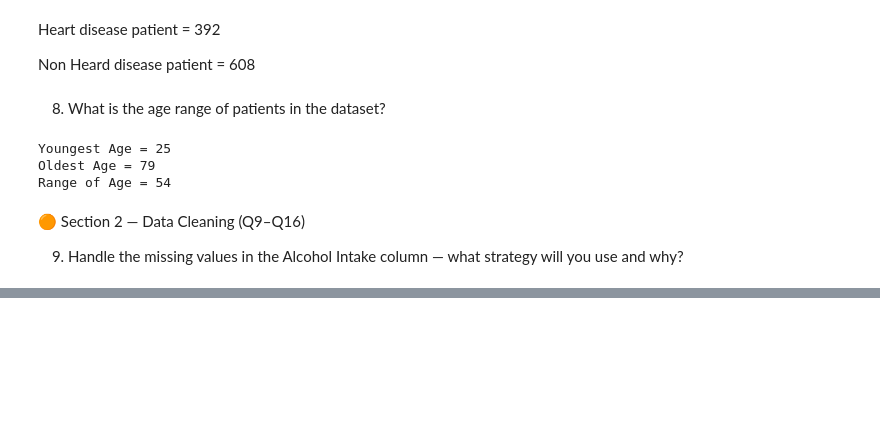
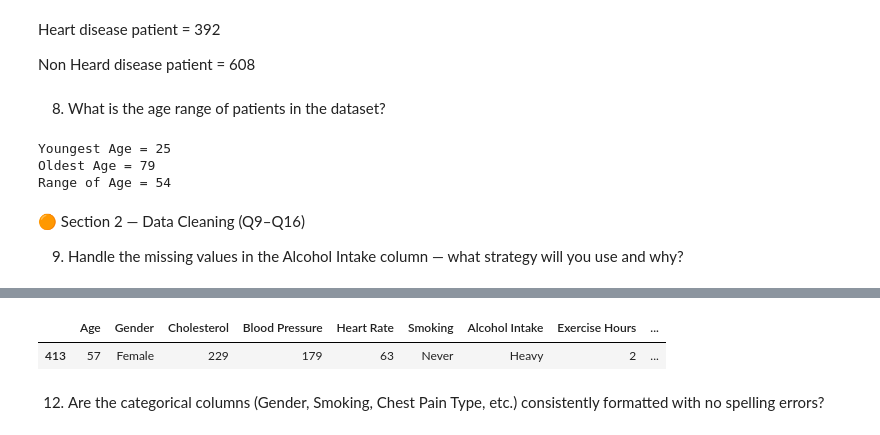
Before and after one commit to bikashsahani/heart-disease-analysis, a Jupyter notebook: heart_disease_analysis.ipynb, the cells around one changed output, grey strips where cells are left out. Drawn from its saved outputs; the diff is of its cells as text; code cells hidden in the pictures; blank space fills up the shorter version.

```diff
--- a/heart_disease_analysis.ipynb
+++ b/heart_disease_analysis.ipynb
@@ -213,0 +256,2 @@ Range of Age = 54
+# %%
+data['Alcohol Intake'].fillna('Never', inplace=True)
@@ -213,0 +356,9 @@ Range of Age = 54
+# %%
+data['Heart Disease']=data['Heart Disease'].map({0: 'No', 1: 'Yes'})
+# %%
+data.sample()
+# %% [output]
+|  | Age | Gender | Cholesterol | Blood Pressure | Heart Rate | Smoking | Alcohol Intake | Exercise Hours | ... |
+| 413 | 57 | Female | 229 | 179 | 63 | Never | Heavy | 2 | ... |
+# %% [markdown]
+12. Are the categorical columns (Gender, Smoking, Chest Pain Type, etc.) consistently formatted with no spelling errors?
```
Also changed, not shown: parts of 33 cells of this notebook.
